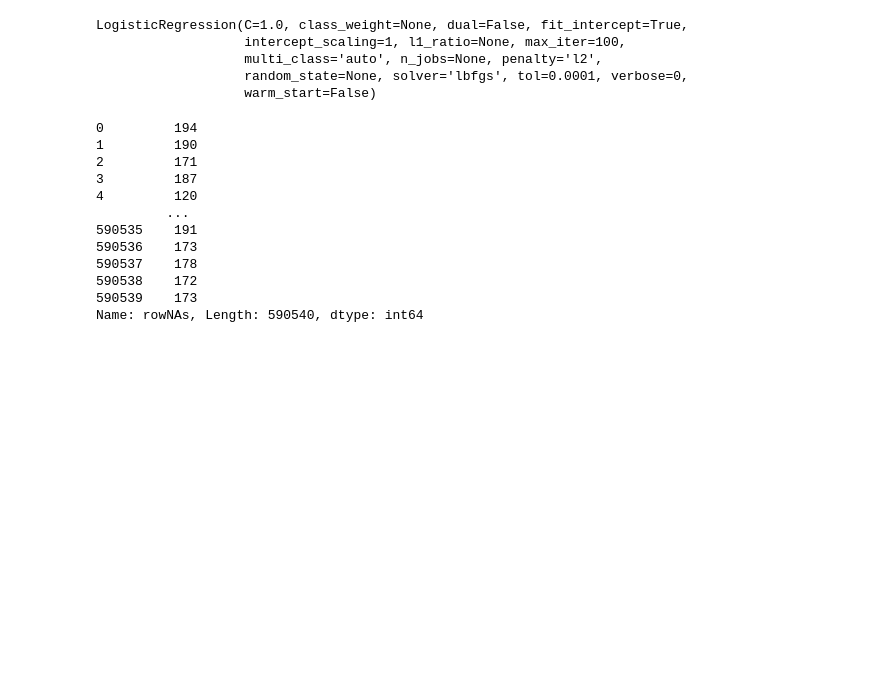
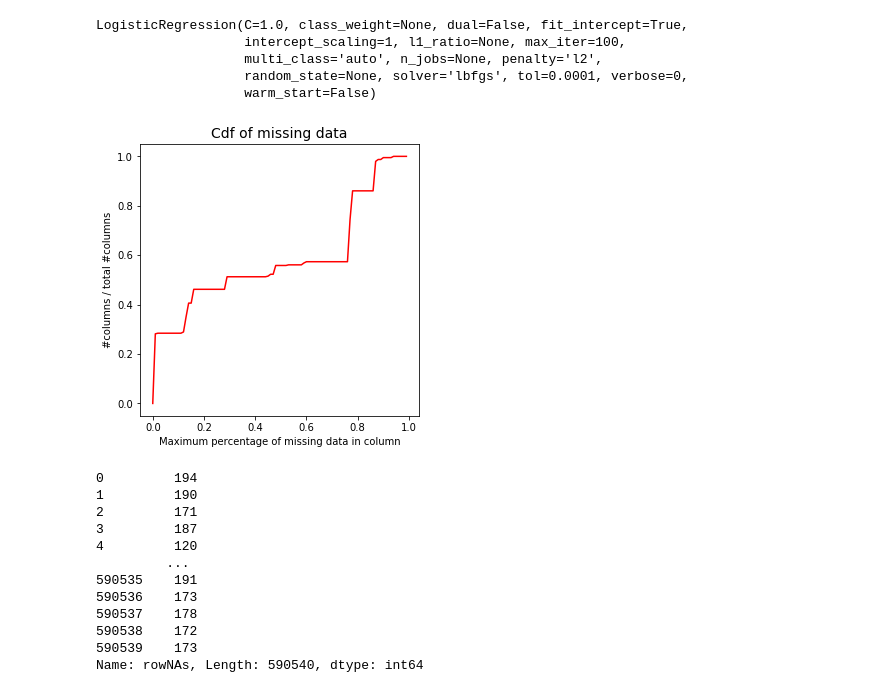
Before and after one commit to tomsiebring/Machine-Learning, a Jupyter notebook: dataExploration.ipynb, the cells around one changed output. Cells and saved outputs as stored; diff of their text form; code cells hidden in the pictures; blank space fills up the shorter version.

```diff
--- a/dataExploration.ipynb
+++ b/dataExploration.ipynb
@@ -122,22 +122,31 @@ train_transaction_Fraud = train_transaction[train_transaction["isFraud"]==1]
 # %%
 # Inflection point at x = 0.18 and y = 190. (x = maximum percentage of NAs, y = number of columns for which this is true)
 # After this point increasing the threshold of allowed NA-percentage returns only very few extra predictors.
 # Therefore allowing a maximum of 20% NAs would be a reasonable boundary.
 
 rows = train_transaction.shape[0]
 naCount = train_transaction.isna().sum()/rows
 #naCount = naCount.sort_values(ascending=False)
 percentageList = naCount.tolist()
 
 upperBounds = []
 distribution = []
 for limit in range(0,100,1):
     upperBounds.append(limit/100.0)
 
 for bound in upperBounds:
-    distribution.append(sum(entry < bound for entry in percentageList))
+    distribution.append(sum(entry < bound for entry in percentageList)/len(train_transaction.columns))
 
-plt.plot(upperBounds,distribution)
+
+plt.figure(figsize=(5,5))
+plt.plot(upperBounds,distribution, color = "Red")
+plt.title('Cdf of missing data',fontsize=14)
+plt.xlabel('Maximum percentage of missing data in column')
+plt.ylabel('#columns / total #columns')
+#plt.show()
+plt.savefig('missingData.png')
+# %% [output]
+[figure, added]
 # %%
 arrayNA = []
 
```
Also changed, not shown: 3 other files.
